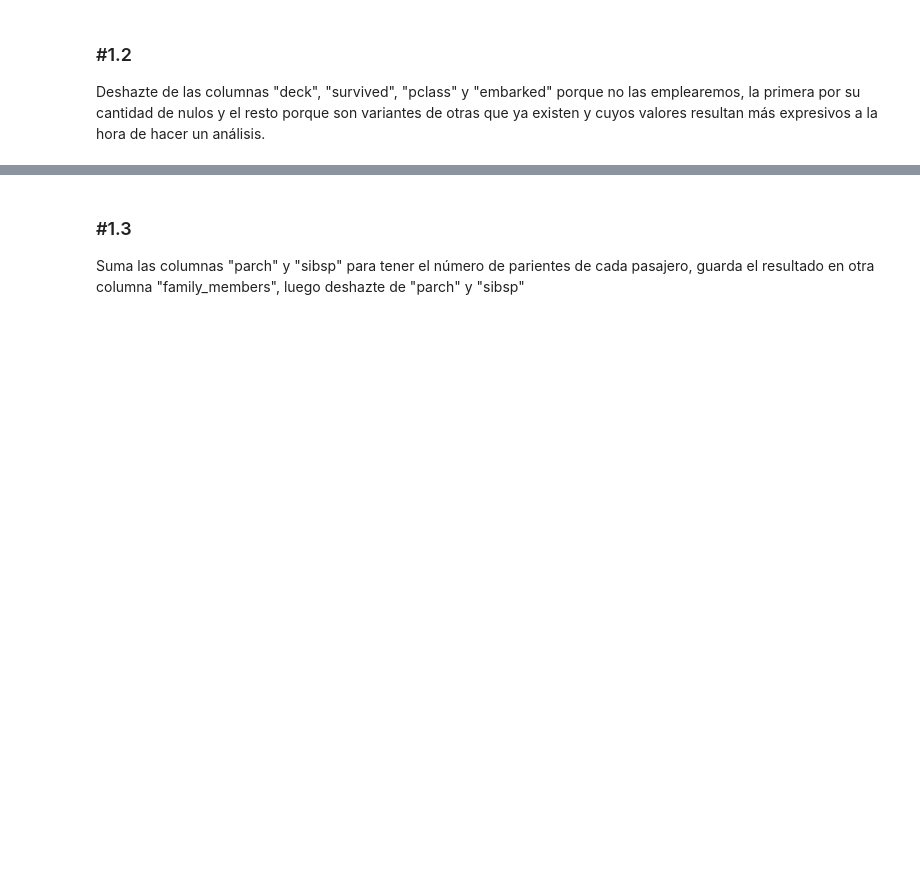
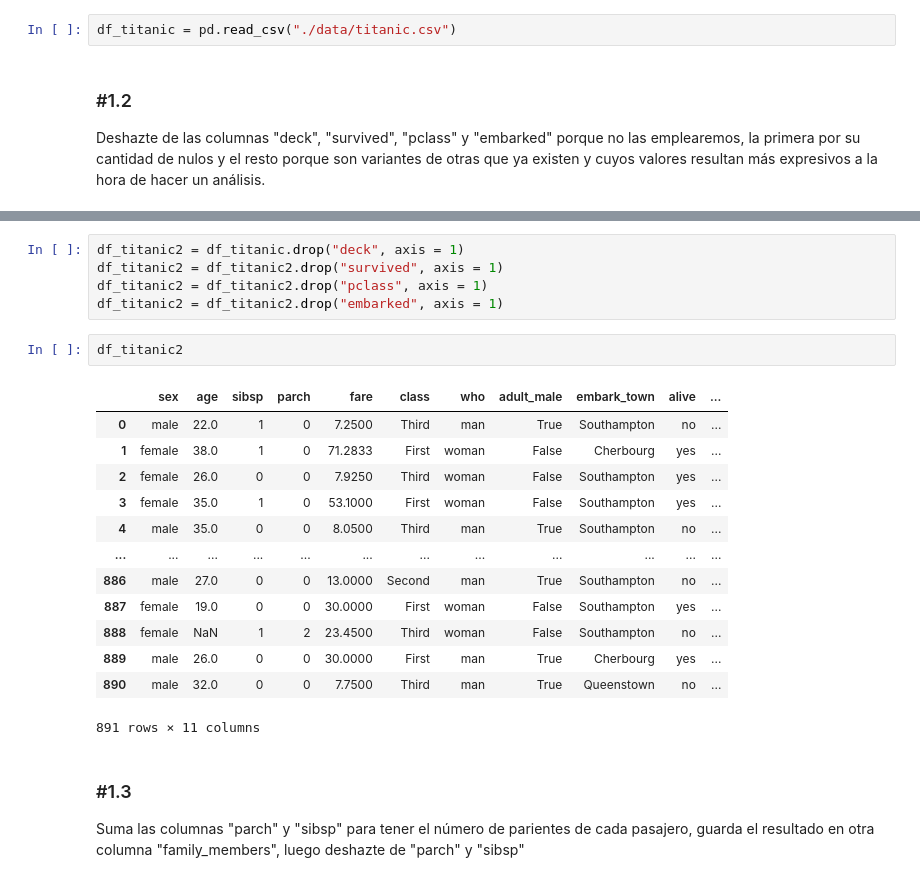
Before and after one commit to rebecaprg/DS-Online-Rebeca-Prior, a Jupyter notebook: 03_Data_Analysis/Sprint_07/Unidad_02_Estadistica_Descriptiva_Multivariante/03_Practica_Obligatoria/18_Practica_Obligatoria_Multivariante.ipynb, the cells around one changed output, grey strips where cells are left out. Drawn from its saved outputs; the diff is of its cells as text; blank space fills up the shorter version.

```diff
--- a/03_Data_Analysis/Sprint_07/Unidad_02_Estadistica_Descriptiva_Multivariante/03_Practica_Obligatoria/18_Practica_Obligatoria_Multivariante.ipynb
+++ b/03_Data_Analysis/Sprint_07/Unidad_02_Estadistica_Descriptiva_Multivariante/03_Practica_Obligatoria/18_Practica_Obligatoria_Multivariante.ipynb
@@ -18,6 +24,8 @@ Importa los paquetes y módulos que necesites a lo largo del notebook
 ### #1.1
 # %% [markdown]
 Carga en un dataframe el dataset del titanic, que está en la ruta "./data/titanic.csv".
+# %%
+df_titanic = pd.read_csv("./data/titanic.csv")
 # %% [markdown]
 ### #1.2
 
@@ -25,3 +53,24 @@ Deshazte de las columnas "deck", "survived", "pclass" y "embarked" porque no las
+# %%
+df_titanic2 = df_titanic.drop("deck", axis = 1)
+df_titanic2 = df_titanic2.drop("survived", axis = 1)
+df_titanic2 = df_titanic2.drop("pclass", axis = 1)
+df_titanic2 = df_titanic2.drop("embarked", axis = 1)
+# %%
+df_titanic2
+# %% [output]
+|  | sex | age | sibsp | parch | fare | class | who | adult_male | embark_town | alive | ... |
+| 0 | male | 22.0 | 1 | 0 | 7.2500 | Third | man | True | Southampton | no | ... |
+| 1 | female | 38.0 | 1 | 0 | 71.2833 | First | woman | False | Cherbourg | yes | ... |
+| 2 | female | 26.0 | 0 | 0 | 7.9250 | Third | woman | False | Southampton | yes | ... |
+| 3 | female | 35.0 | 1 | 0 | 53.1000 | First | woman | False | Southampton | yes | ... |
+| 4 | male | 35.0 | 0 | 0 | 8.0500 | Third | man | True | Southampton | no | ... |
+| ... | ... | ... | ... | ... | ... | ... | ... | ... | ... | ... | ... |
+| 886 | male | 27.0 | 0 | 0 | 13.0000 | Second | man | True | Southampton | no | ... |
+| 887 | female | 19.0 | 0 | 0 | 30.0000 | First | woman | False | Southampton | yes | ... |
+| 888 | female | NaN | 1 | 2 | 23.4500 | Third | woman | False | Southampton | no | ... |
+| 889 | male | 26.0 | 0 | 0 | 30.0000 | First | man | True | Cherbourg | yes | ... |
+| 890 | male | 32.0 | 0 | 0 | 7.7500 | Third | man | True | Queenstown | no | ... |
+891 rows × 11 columns
 # %% [markdown]
 ### #1.3
 
```
Also changed, not shown: parts of 22 cells of this notebook.
